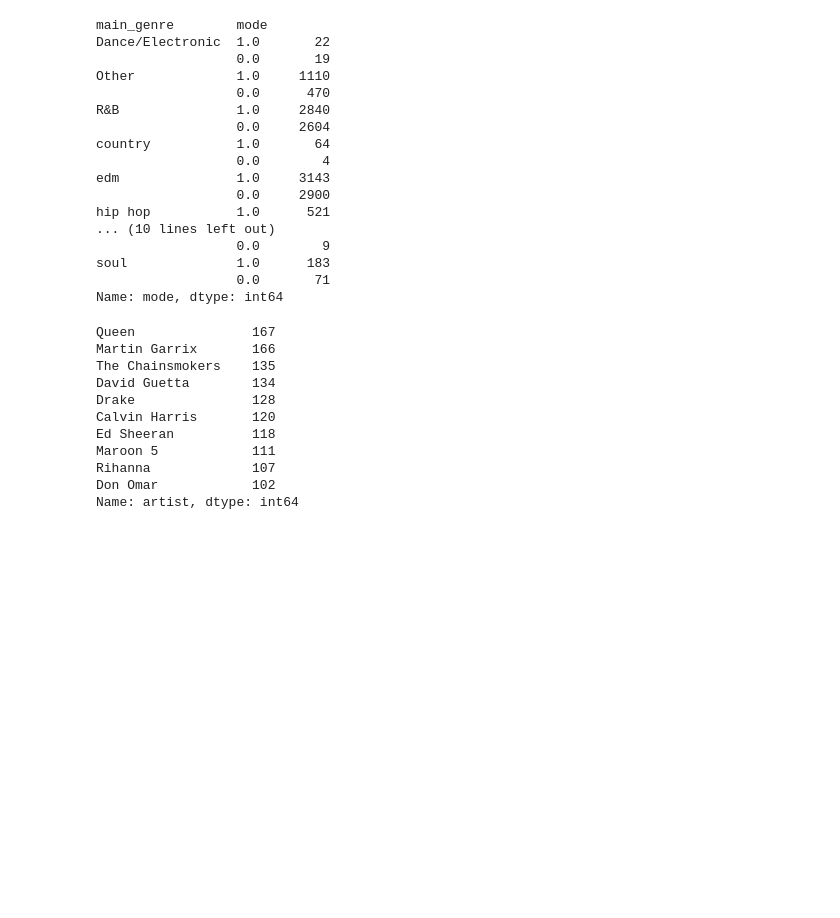
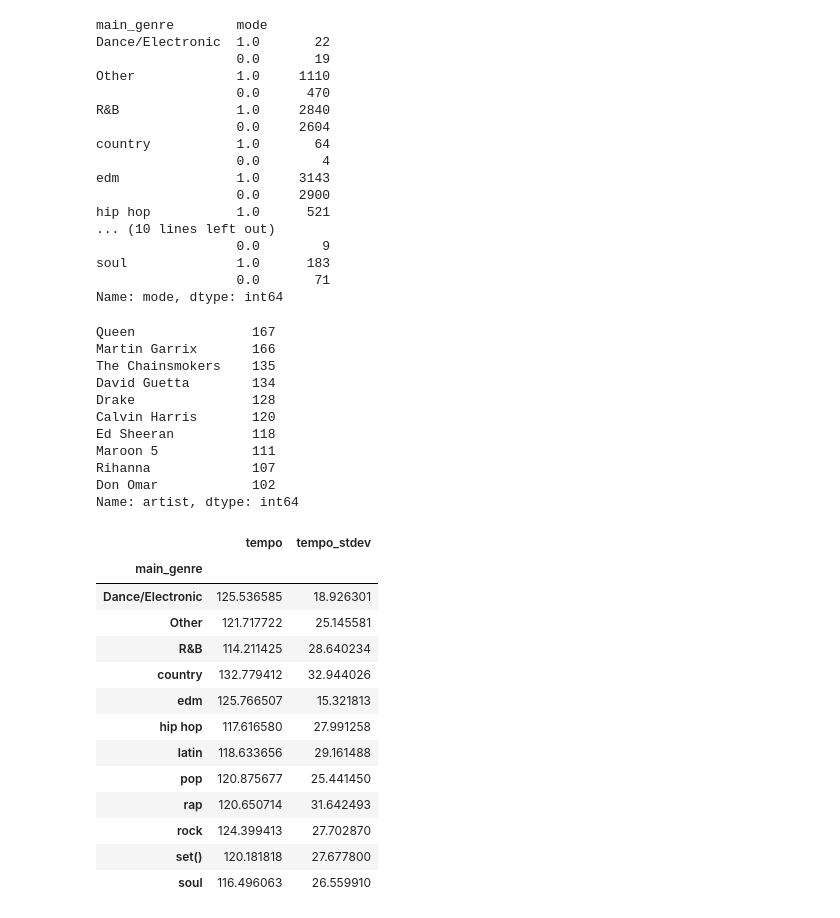
Before and after one commit to tmartabano/Project-for-Data-Munging, a Jupyter notebook: Final_Project_Data2.ipynb, the cells around one changed output. Saved outputs shown, nothing was run; the diff lists cells and outputs as text; code cells hidden in the pictures; blank space fills up the shorter version.

```diff
--- a/Final_Project_Data2.ipynb
+++ b/Final_Project_Data2.ipynb
@@ -309,3 +309,23 @@ Name: artist, dtype: int64
 # %%
 #ratio of minor / total modality?
 # decades column has been created
+# %%
+#tempo further analysis
+tempo_detail = big_df.groupby('main_genre')[['tempo']].mean()
+tempo_detail['tempo_stdev'] = big_df.groupby('main_genre')[['tempo']].std()
+tempo_detail
+# %% [output]
+|  | tempo | tempo_stdev |
+| main_genre |  |  |
+| Dance/Electronic | 125.536585 | 18.926301 |
+| Other | 121.717722 | 25.145581 |
+| R&B | 114.211425 | 28.640234 |
+| country | 132.779412 | 32.944026 |
+| edm | 125.766507 | 15.321813 |
+| hip hop | 117.616580 | 27.991258 |
+| latin | 118.633656 | 29.161488 |
+| pop | 120.875677 | 25.441450 |
+| rap | 120.650714 | 31.642493 |
+| rock | 124.399413 | 27.702870 |
+| set() | 120.181818 | 27.677800 |
+| soul | 116.496063 | 26.559910 |
```
Also changed, not shown: parts of 4 cells of this notebook.
